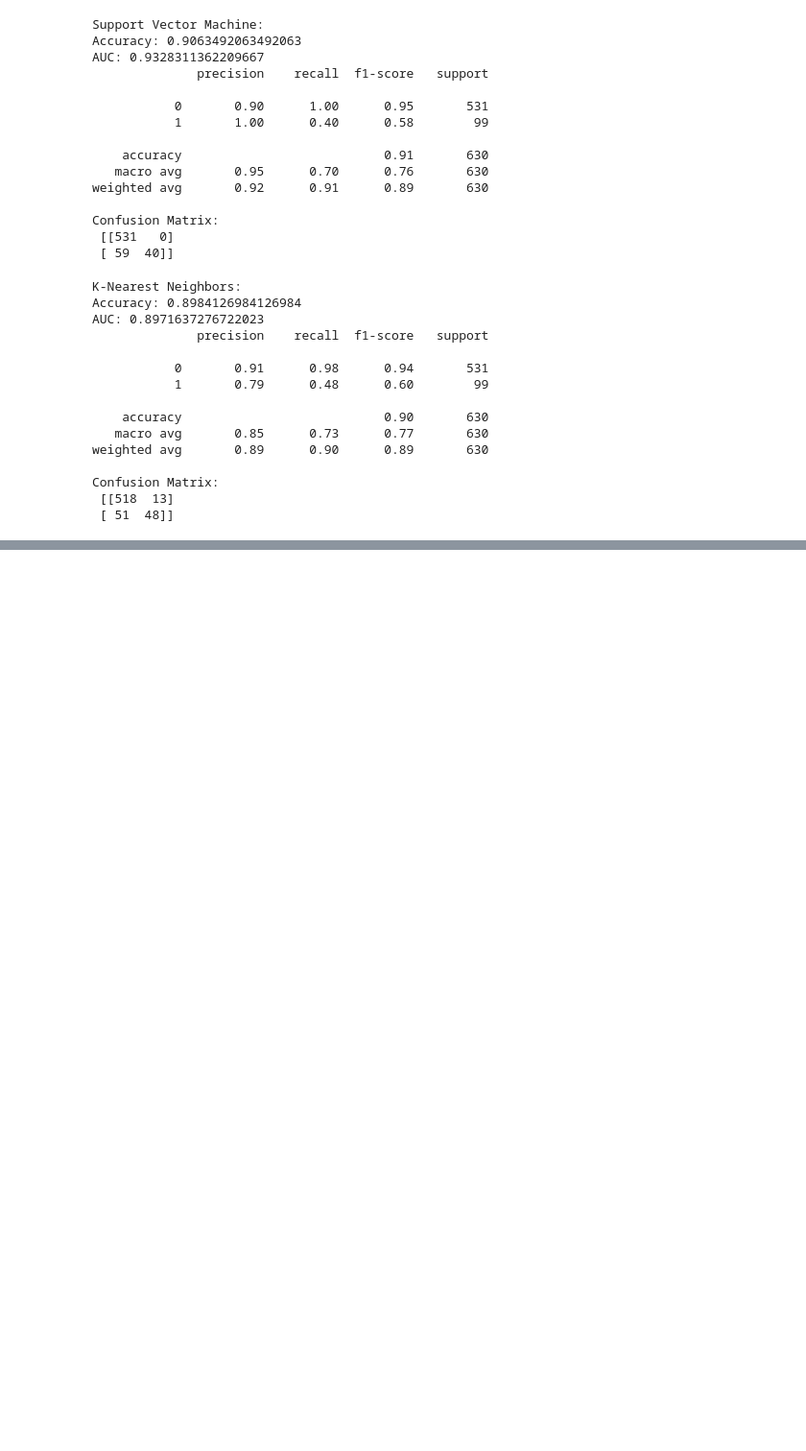
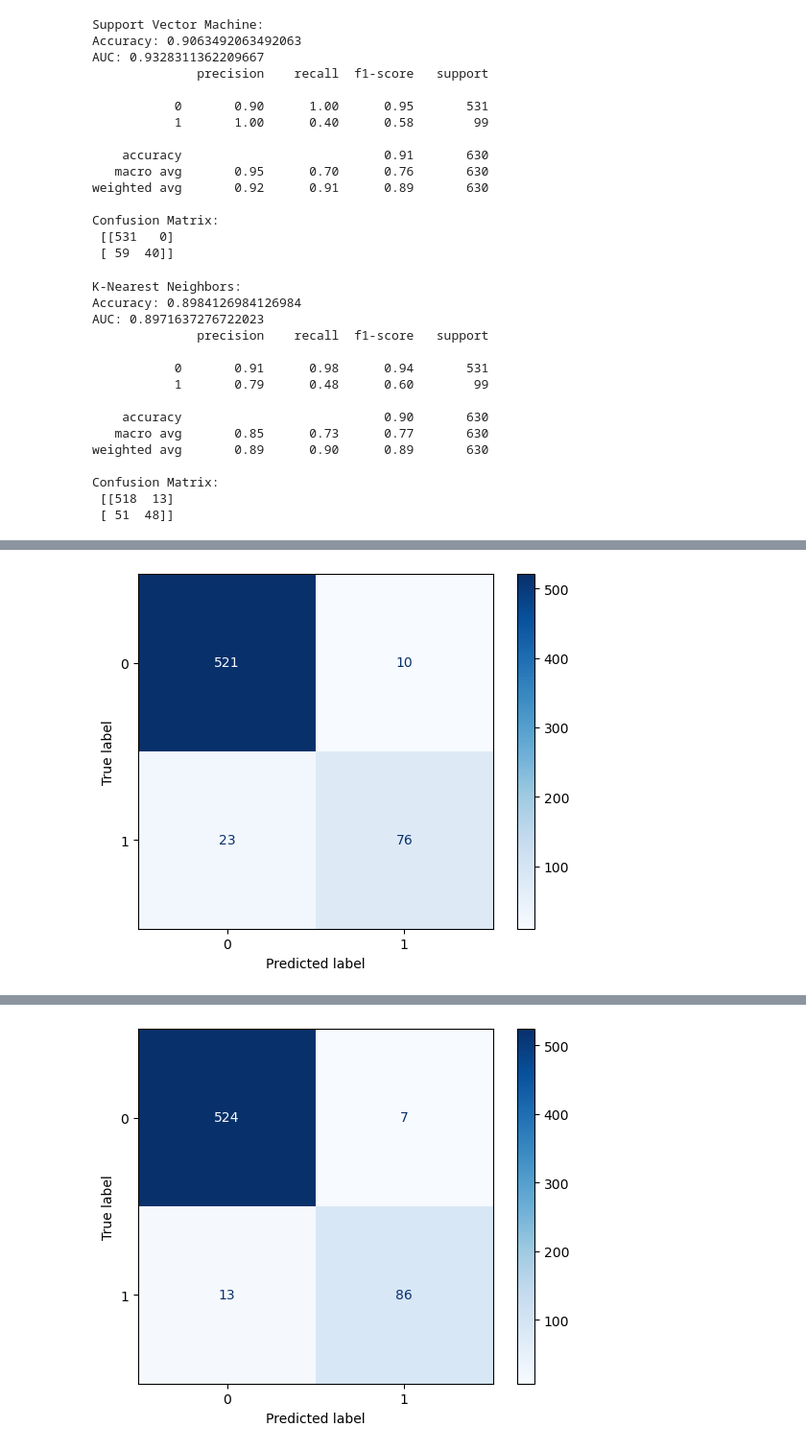
Before and after one commit to harishlv777/Capstone_CC_Churn, a Jupyter notebook: SiddiCC_Churn.ipynb, the cells around one changed output, grey strips where cells are left out. Shown at 96% size. Drawn from its saved outputs; the diff is of its cells as text; code cells hidden in the pictures; blank space fills up the shorter version.

```diff
--- a/SiddiCC_Churn.ipynb
+++ b/SiddiCC_Churn.ipynb
@@ -859,0 +997,71 @@ Top Features Influencing Churn:
+# %%
+
+def evaluate_model(model, X_test, y_test, model_name):
+    """
+    Evaluates a given model and prints performance metrics.
+    Also visualizes model interpretation using SHAP.
+
+    Args:
+        model: Trained sklearn model.
+        X_test: Test features.
+        y_test: Test target.
+        model_name: Name of the model for display purposes.
+    """
+    y_pred = model.predict(X_test)
+
+    # Check if the model supports predict_proba
+    if hasattr(model, "predict_proba"):
+        y_prob = model.predict_proba(X_test)[:, 1]
+        auc = roc_auc_score(y_test, y_prob)
+    else:
+        y_prob = None
+        auc = np.nan  # Not applicable for models without probability prediction
+
+    accuracy = accuracy_score(y_test, y_pred)
+    report = classification_report(y_test, y_pred)
+    conf_matrix = confusion_matrix(y_test, y_pred)
+
+    print(f"\n{model_name}:")
+    print(f"Accuracy: {accuracy:.4f}")
+    print(f"AUC: {auc:.4f}" if y_prob is not None else "AUC: N/A")
+    print(report)
+    print("Confusion Matrix:\n", conf_matrix)
+
+    # Display the confusion matrix
+    disp = ConfusionMatrixDisplay(confusion_matrix=conf_matrix, display_labels=np.unique(y_test))
+    disp.plot(cmap='Blues', values_format='d')
+    plt.show(block=True)
+
+# XGBoost Model Training
+def train_xgboost(X_train, y_train, X_test, y_test):
+    print("Training XGBoost Model...")
+    xgb_model = GradientBoostingClassifier(n_estimators=100, random_state=42)
+    xgb_model.fit(X_train, y_train)
+    evaluate_model(xgb_model, X_test, y_test, "XGBoost Classifier")
+    return xgb_model
+# Hyperparameter Tuning for XGBoost
+def tune_xgboost(X_train, y_train, X_test, y_test):
+    print("Tuning XGBoost Model...")
+    xgb_param_grid = {
+        "n_estimators": [100, 200],
+        "max_depth": [3, 5, 7],
+        "learning_rate": [0.01, 0.1, 0.2],
+        "subsample": [0.8, 1.0]
+    }
+
+    grid_search = GridSearchCV(GradientBoostingClassifier(random_state=42),
+                               param_grid=xgb_param_grid,
+                               scoring="accuracy",
+                               cv=5)
+    grid_search.fit(X_train, y_train)
+
+    best_xgb_model = grid_search.best_estimator_
+    print("Best Parameters:", grid_search.best_params_)
+    evaluate_model(best_xgb_model, X_test, y_test, "Tuned XGBoost Classifier")
+    return best_xgb_model
+# Model training and evaluation
+xgboost_model = train_xgboost(X_train, y_train, X_test, y_test)
+
+# Hyperparameter tuning and evaluation (optional)
+tuned_xgboost_model = tune_xgboost(X_train, y_train, X_test, y_test)
+# %% [output]
@@ -859,0 +1085 @@ Top Features Influencing Churn:
+[figure, added]
@@ -860,3 +1104,4 @@ Top Features Influencing Churn:
+[figure, added]
 # %%
 # This capstone project successfully applied the CRISP-DM framework to predict customer churn using contact center data. Here are the key takeaways:
 
```
Also changed, not shown: parts of 42 cells of this notebook.
